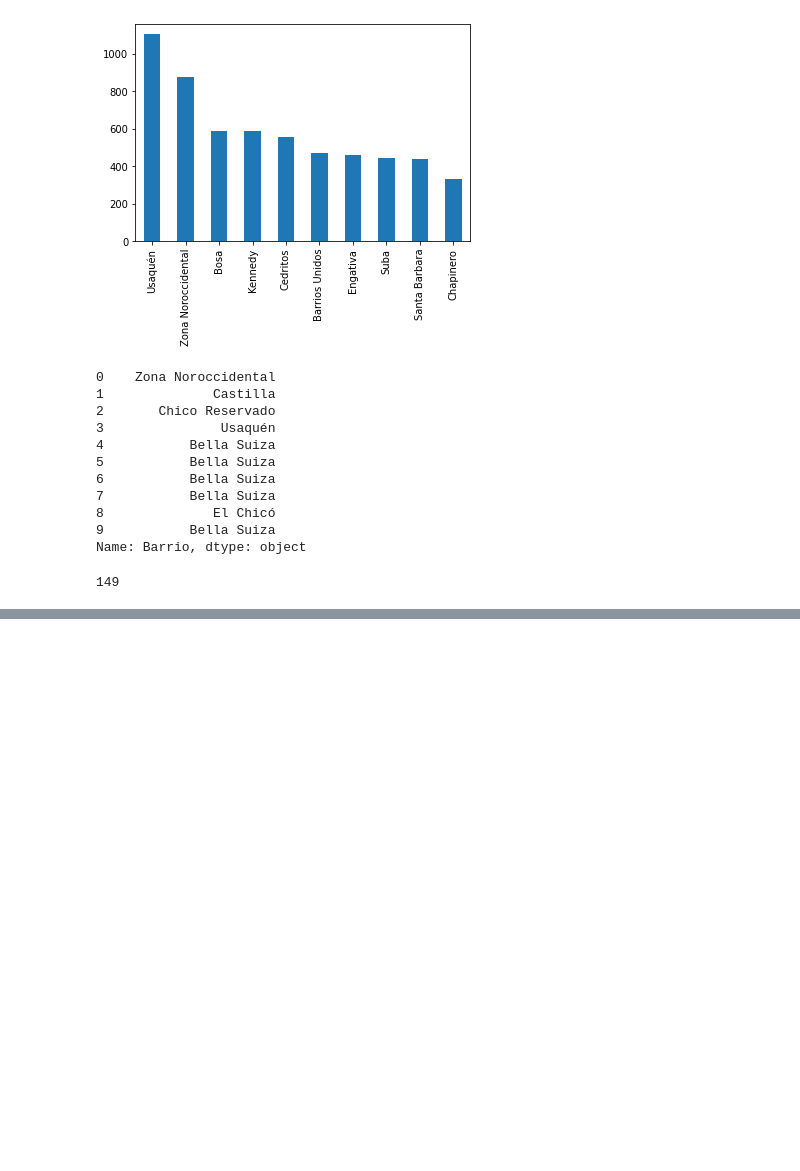
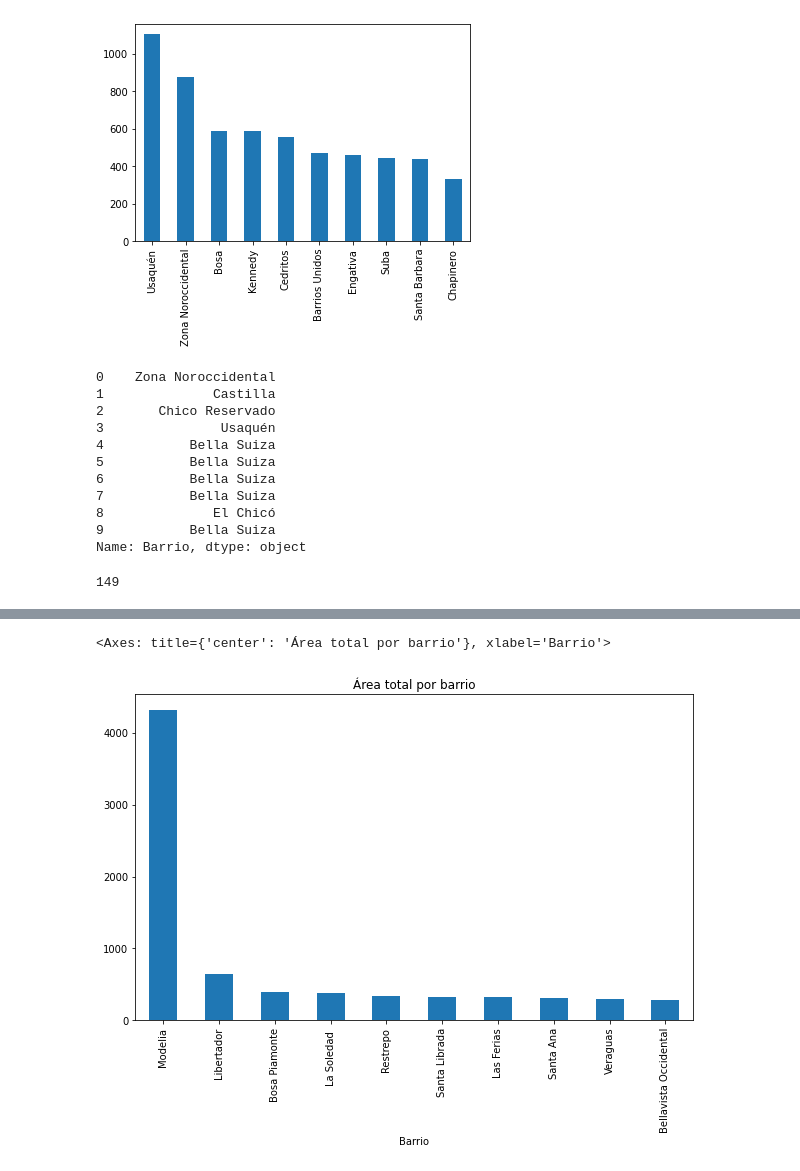
Before and after one commit to Liberatofco/Inmersion-de-datos-, a Jupyter notebook: InmersionDatos.ipynb, the cells around one changed output, grey strips where cells are left out. Cells and saved outputs as stored; diff of their text form; code cells hidden in the pictures; blank space fills up the shorter version.

```diff
--- a/InmersionDatos.ipynb
+++ b/InmersionDatos.ipynb
@@ -142,0 +131,7 @@ Length: 149, dtype: int64
+# %%
+datos_por_barrio = inmuebles.groupby('Barrio')['Area'].mean()
+datos_por_barrio = datos_por_barrio.sort_values(ascending=False)
+datos_por_barrio.head(10).plot.bar(figsize=(10, 6), title='Área total por barrio')
+# %% [output]
+<Axes: title={'center': 'Área total por barrio'}, xlabel='Barrio'>
+[figure, added]
```
Also changed, not shown: parts of 4 cells of this notebook.
